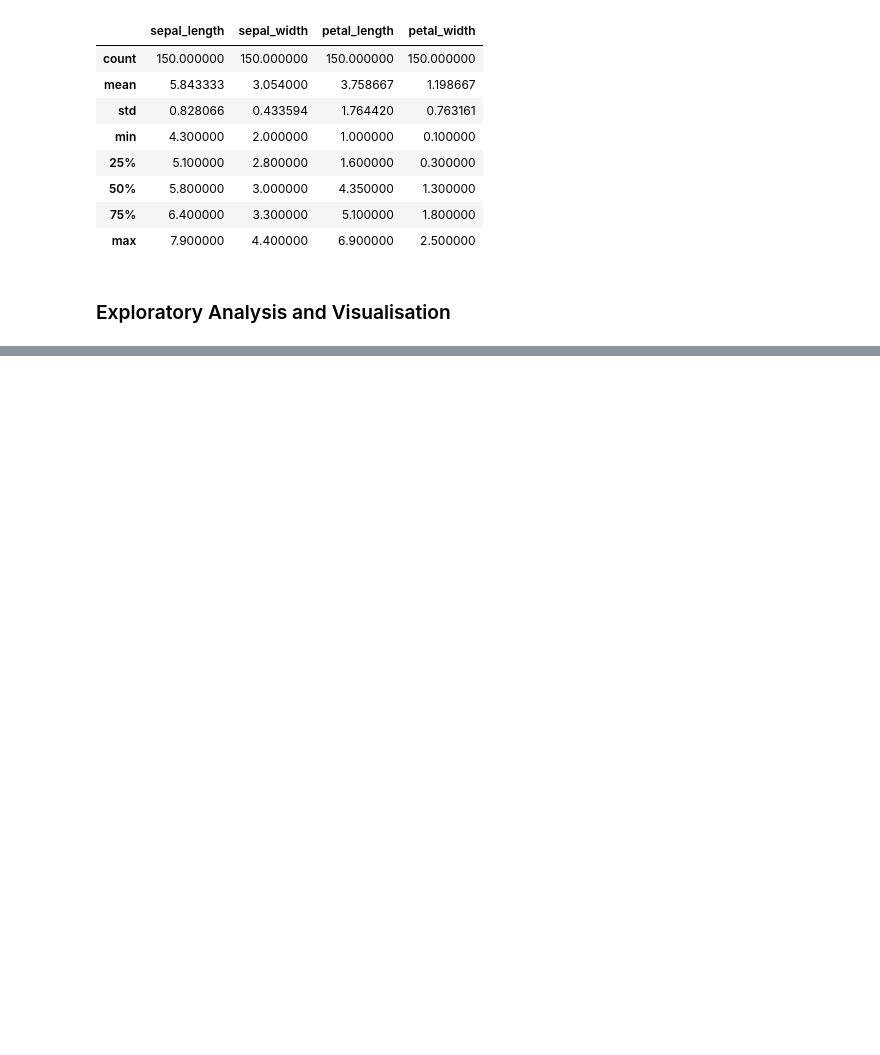
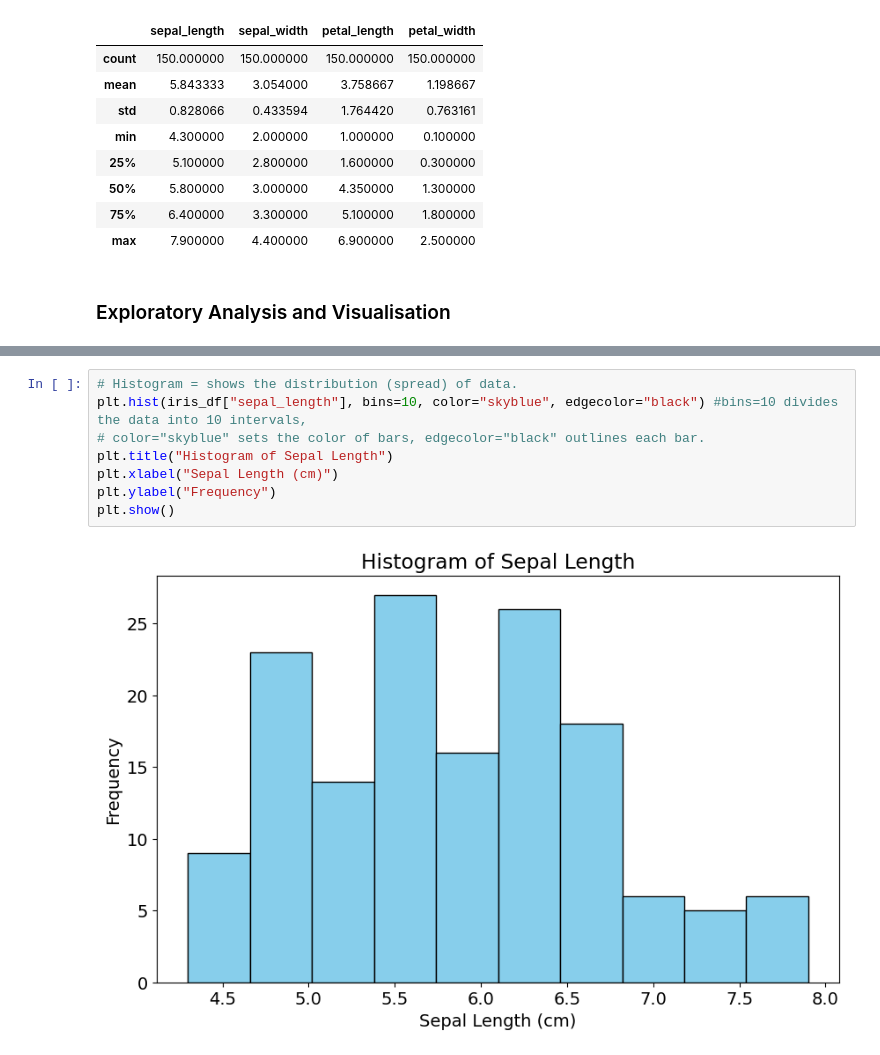
Before and after one commit to Dhruv-Jain31/AI-ML_Lab, a Jupyter notebook: exp2_iris_flowers/iris_flowers.ipynb, the cells around one changed output, grey strips where cells are left out. Drawn from its saved outputs; the diff is of its cells as text; blank space fills up the shorter version.

```diff
--- a/exp2_iris_flowers/iris_flowers.ipynb
+++ b/exp2_iris_flowers/iris_flowers.ipynb
@@ -53,0 +94,10 @@ import plotly.express as px
+# %%
+# Histogram = shows the distribution (spread) of data.
+plt.hist(iris_df["sepal_length"], bins=10, color="skyblue", edgecolor="black") #bins=10 divides the data into 10 intervals,
+# color="skyblue" sets the color of bars, edgecolor="black" outlines each bar.
+plt.title("Histogram of Sepal Length")
+plt.xlabel("Sepal Length (cm)")
+plt.ylabel("Frequency")
+plt.show()
+# %% [output]
+[figure, added]
```
Also changed, not shown: parts of 9 cells of this notebook.
